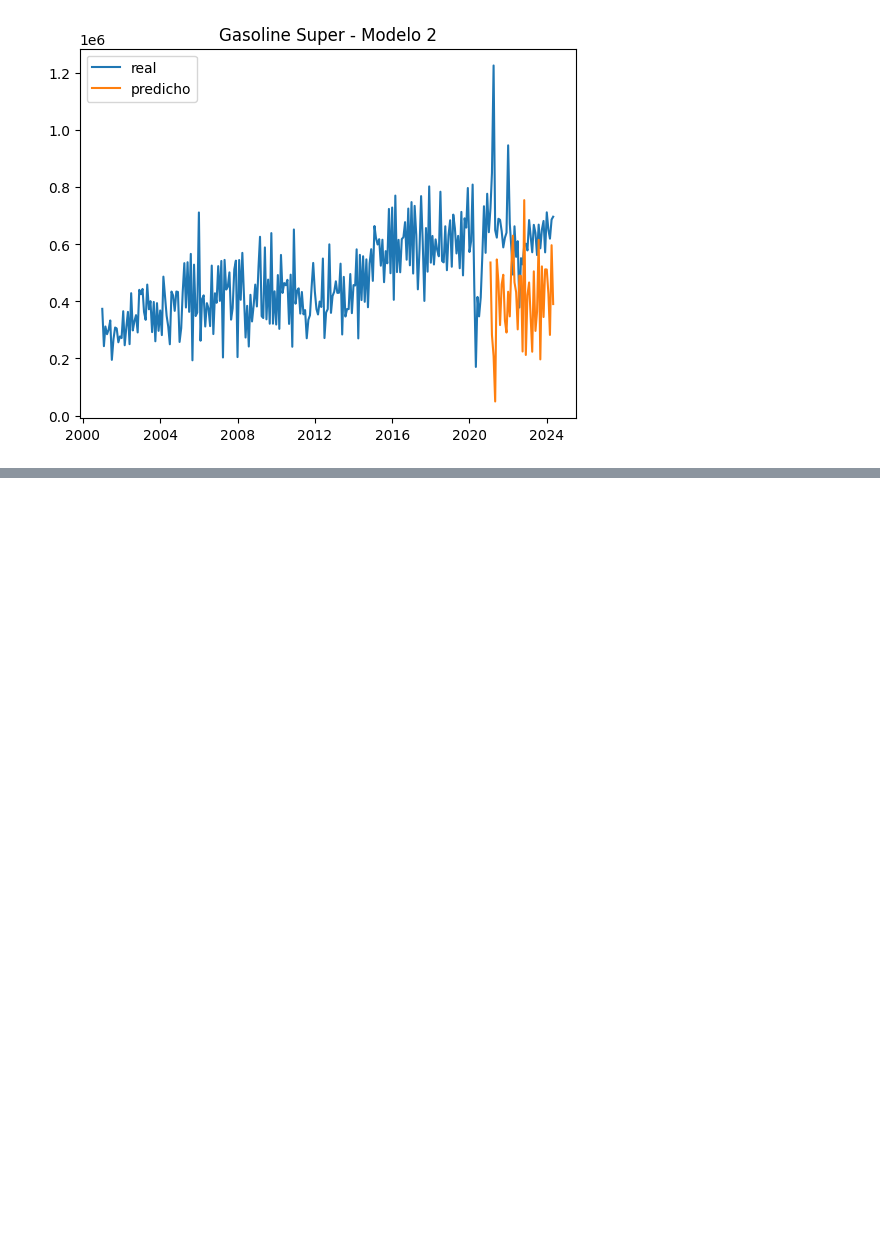
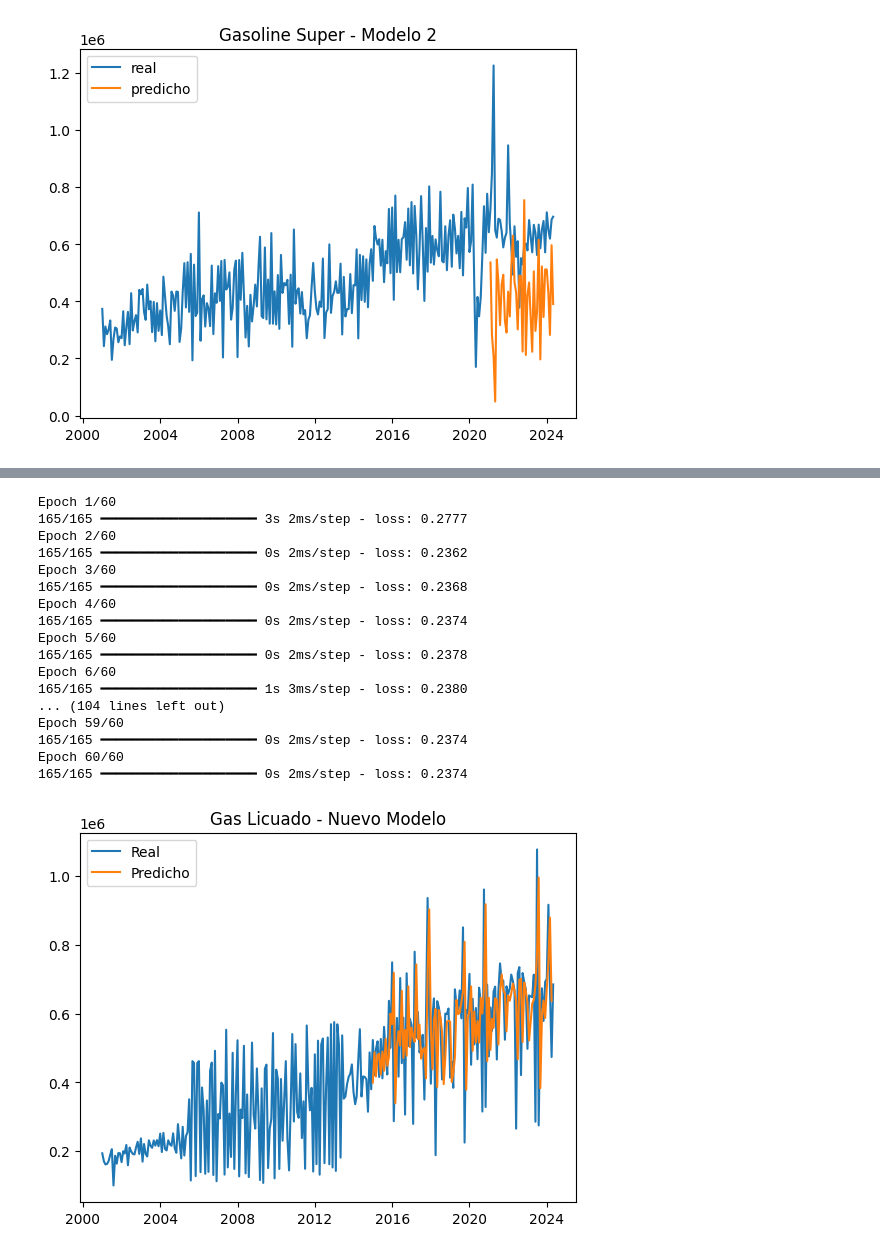
Before and after one commit to Arthurs101/DataScience-S10-Lab3-2024, a Jupyter notebook: Laboratorio3.ipynb, the cells around one changed output, grey strips where cells are left out. Drawn from its saved outputs; the diff is of its cells as text; code cells hidden in the pictures; blank space fills up the shorter version.

```diff
--- a/Laboratorio3.ipynb
+++ b/Laboratorio3.ipynb
@@ -442,0 +600,62 @@ Epoch 100/100
+# %%
+# Predicción para Gas Licuado
+gas_licuado_df = importacion_df[['Fecha','GasLicuado']]
+gas_licuado_df = gas_licuado_df.set_index('Fecha')
+
+# Diferenciación y normalización
+gas_licuado_diff = gas_licuado_df.diff()
+scaler_gas_licuado = StandardScaler()
+gas_licuado_scaled = scaler_gas_licuado.fit_transform(gas_licuado_diff.dropna())
+
+# Separar en train y test
+gas_licuado_train = gas_licuado_scaled[1:split_index]
+gas_licuado_test = gas_licuado_scaled[split_index:]
+
+# Transformar en serie supervisada
+gas_licuado_x_train, gas_licuado_y_train = supervisada(gas_licuado_train)
+gas_licuado_x_test, gas_licuado_y_test = supervisada(gas_licuado_test)
+
+# Convertir a arreglos tridimensionales
+gas_licuado_x_train = np.reshape(gas_licuado_x_train, (gas_licuado_x_train.shape[0], 1, 1))
+gas_licuado_x_test = np.reshape(gas_licuado_x_test, (gas_licuado_x_test.shape[0], 1, 1))
+
+# Nuevo modelo LSTM
+unidades_gas_licuado = 100  # Aumentar el número de neuronas
+paso_gas_licuado = 1
+caracteristicas_gas_licuado = 1
+
+inputs_gas_licuado = keras.layers.Input((paso_gas_licuado, caracteristicas_gas_licuado))
+lstm_out_gas_licuado = keras.layers.LSTM(unidades_gas_licuado, return_sequences=True)(inputs_gas_licuado)
+lstm_out_gas_licuado = keras.layers.LSTM(unidades_gas_licuado)(lstm_out_gas_licuado)
+outputs_gas_licuado = keras.layers.Dense(1)(lstm_out_gas_licuado)
+
+modelo_gas_licuado = keras.Model(inputs=inputs_gas_licuado, outputs=outputs_gas_licuado)
+modelo_gas_licuado.summary()
+modelo_gas_licuado.compile(loss='mean_squared_error', optimizer="adam")
+
+epocas_gas_licuado = 60  # Ajustar el número de épocas
+history_gas_licuado = modelo_gas_licuado.fit(
+    x=gas_licuado_x_train,
+    y=gas_licuado_y_train,
+    batch_size=lote,
+    epochs=epocas_gas_licuado,
+    shuffle=False,
+    verbose=1
+)
+
+# Predicción con el nuevo modelo
+prediccion_test_gas_licuado = prediccion_fun(gas_licuado_x_test, modelo_gas_licuado, 1, scaler_gas_licuado, dif=True, dif_cant=1, Series=gas_licuado_df.values, n=len(gas_licuado_x_test))
+
+# Ajustar el índice del DataFrame para que coincida con el número de predicciones
+indices_gas_licuado = gas_licuado_df[split_index + 1:split_index + 1 + len(prediccion_test_gas_licuado)].index
+
+# Crear el DataFrame con los índices ajustados
+df_test_gas_licuado = pd.DataFrame(prediccion_test_gas_licuado, index=indices_gas_licuado)
+
+# Graficar los resultados del nuevo modelo
+plt.title('Gas Licuado - Nuevo Modelo')
+plt.plot(gas_licuado_df, label='Real')
+plt.plot(df_test_gas_licuado, label='Predicho')
+plt.legend()
+plt.show()
+# %% [output]
@@ -442,0 +677,18 @@ Epoch 100/100
+Epoch 1/60
+165/165 ━━━━━━━━━━━━━━━━━━━━ 3s 2ms/step - loss: 0.2777
+Epoch 2/60
+165/165 ━━━━━━━━━━━━━━━━━━━━ 0s 2ms/step - loss: 0.2362
+Epoch 3/60
+165/165 ━━━━━━━━━━━━━━━━━━━━ 0s 2ms/step - loss: 0.2368
+Epoch 4/60
+165/165 ━━━━━━━━━━━━━━━━━━━━ 0s 2ms/step - loss: 0.2374
+Epoch 5/60
+165/165 ━━━━━━━━━━━━━━━━━━━━ 0s 2ms/step - loss: 0.2378
+Epoch 6/60
+165/165 ━━━━━━━━━━━━━━━━━━━━ 1s 3ms/step - loss: 0.2380
+... (104 lines left out)
+Epoch 59/60
+165/165 ━━━━━━━━━━━━━━━━━━━━ 0s 2ms/step - loss: 0.2374
+Epoch 60/60
+165/165 ━━━━━━━━━━━━━━━━━━━━ 0s 2ms/step - loss: 0.2374
+[figure, added]
```
Also changed, not shown: parts of 11 cells of this notebook.
